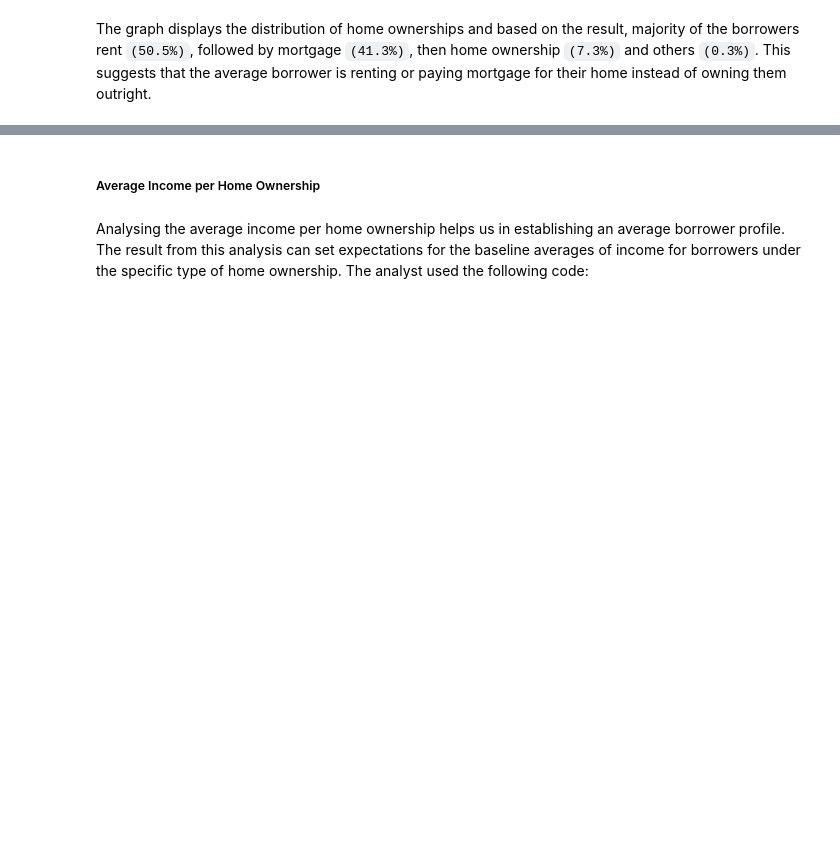
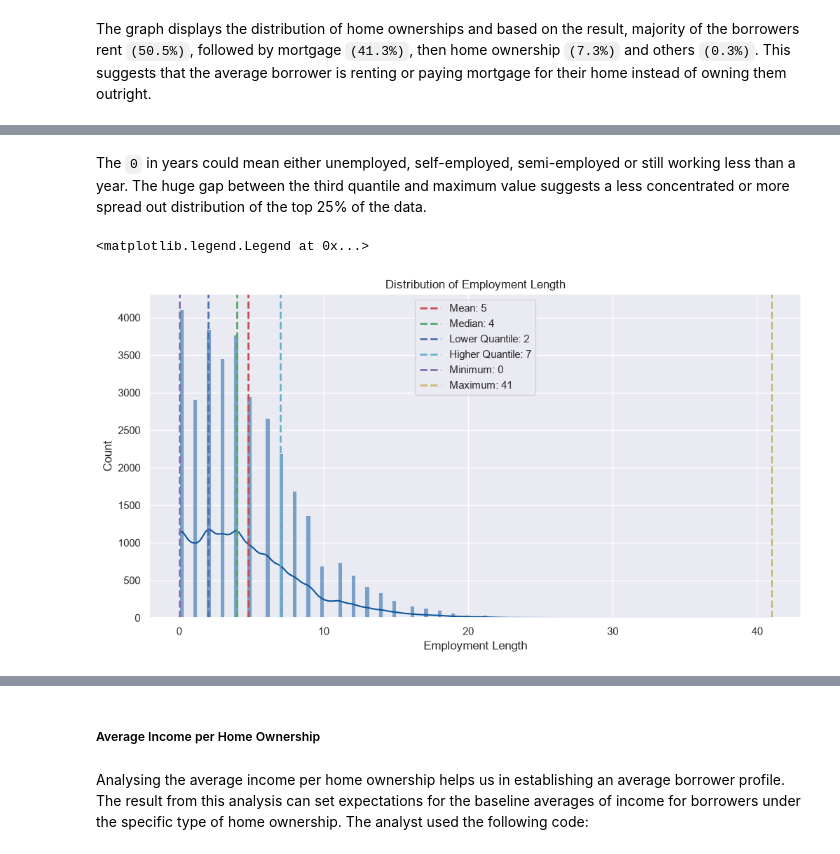
Before and after one commit to Lastlight10/credit_load_risk_data_analysis, a Jupyter notebook: 2_data_analysis_exploration.ipynb, the cells around one changed output, grey strips where cells are left out. Saved outputs shown, nothing was run; the diff lists cells and outputs as text; code cells hidden in the pictures; blank space fills up the shorter version.

Commit message:
loan intent and employment length

```diff
--- a/2_data_analysis_exploration.ipynb
+++ b/2_data_analysis_exploration.ipynb
@@ -264,0 +271,3 @@ The graph displays the distribution of home ownerships and based on the result,
+# %%
+employment_length = pd.read_csv('cleaned_data/cleaned_person_emp_length.csv')
+employment_length.info()
@@ -264,0 +295,36 @@ The graph displays the distribution of home ownerships and based on the result,
+# %% [markdown]
+The `0` in years could mean either unemployed, self-employed, semi-employed or still working less than a year. The huge gap between the third quantile and maximum value suggests a less concentrated or more spread out distribution of the top 25% of the data.
+# %%
+
+
+plt.figure(figsize=(12,6))
+employment_length = employment_length.rename(columns={'Clean_person_emp_length':'Employment Length'})
+
+palette = sb.color_palette("Blues")
+bar_color = palette[5]
+
+emp_length = sb.histplot(employment_length, x='Employment Length', bins='fd', stat='count',kde=True, color=bar_color)
+
+mean_val = employment_length['Employment Length'].mean()
+median_val = employment_length['Employment Length'].median()
+lower_val = employment_length['Employment Length'].quantile(0.25)
+higher_val = employment_length['Employment Length'].quantile(0.75)
+
+min_val = employment_length['Employment Length'].min()
+max_val = employment_length['Employment Length'].max()
+
+
+emp_length.axvline(mean_val, color='r', linestyle='--', linewidth=2, label=f'Mean: {mean_val:,.0f}')
+emp_length.axvline(median_val, color='g', linestyle='--', linewidth=2, label=f'Median: {median_val:,.0f}')
+emp_length.axvline(lower_val, color='b', linestyle='--', linewidth=2, label=f'Lower Quantile: {lower_val:,.0f}')
+emp_length.axvline(higher_val, color='c', linestyle='--', linewidth=2, label=f'Higher Quantile: {higher_val:,.0f}')
+
+emp_length.axvline(min_val, color='m', linestyle='--', linewidth=2, label=f'Minimum: {min_val:,.0f}')
+emp_length.axvline(max_val, color='y', linestyle='--', linewidth=2, label=f'Maximum: {max_val:,.0f}')
+
+emp_length.set_xlabel('Employment Length')
+emp_length.set_title('Distribution of Employment Length')
+emp_length.legend()
+# %% [output]
+<matplotlib.legend.Legend at 0x...>
+[figure, added]
```
Also changed, not shown: parts of 13 cells of this notebook.
